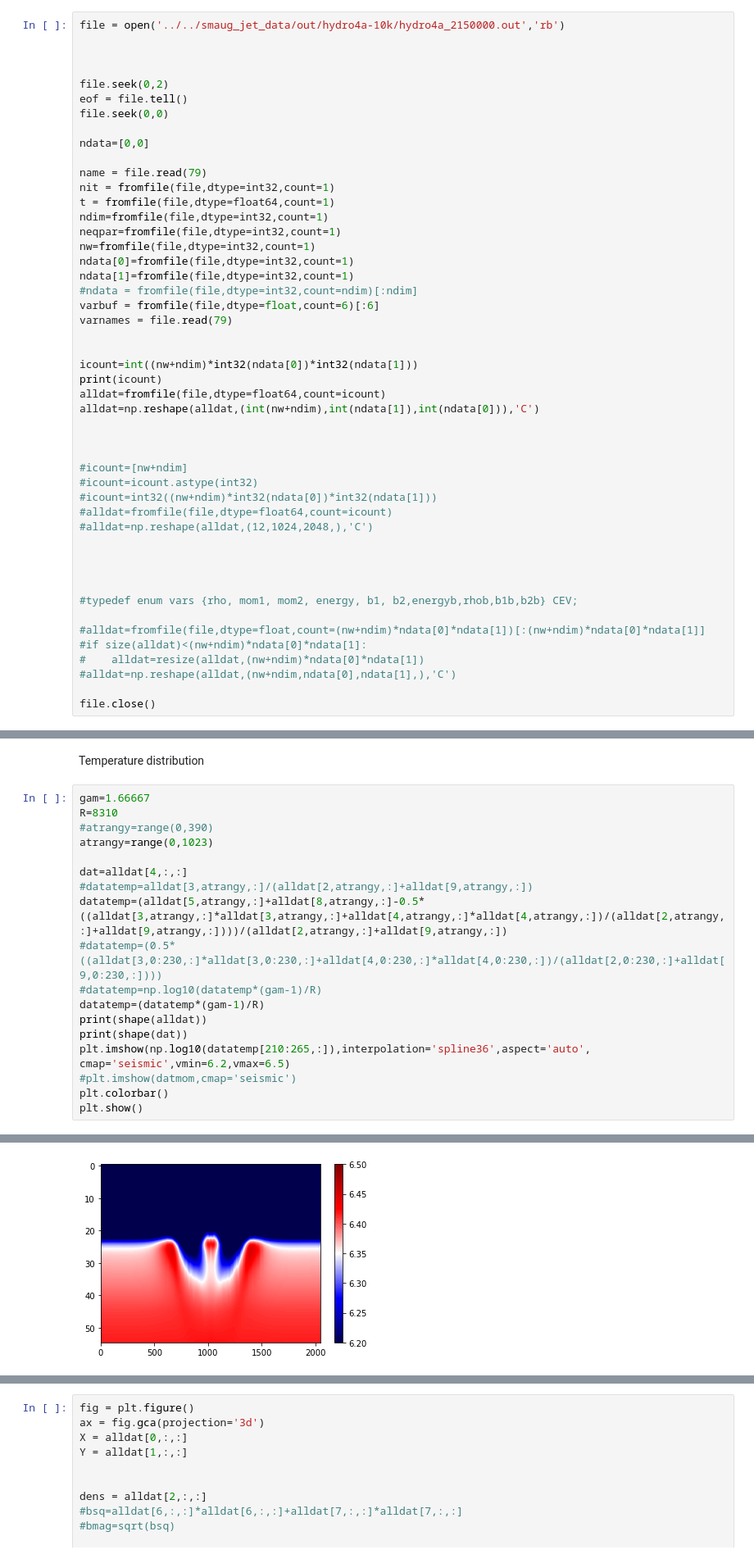
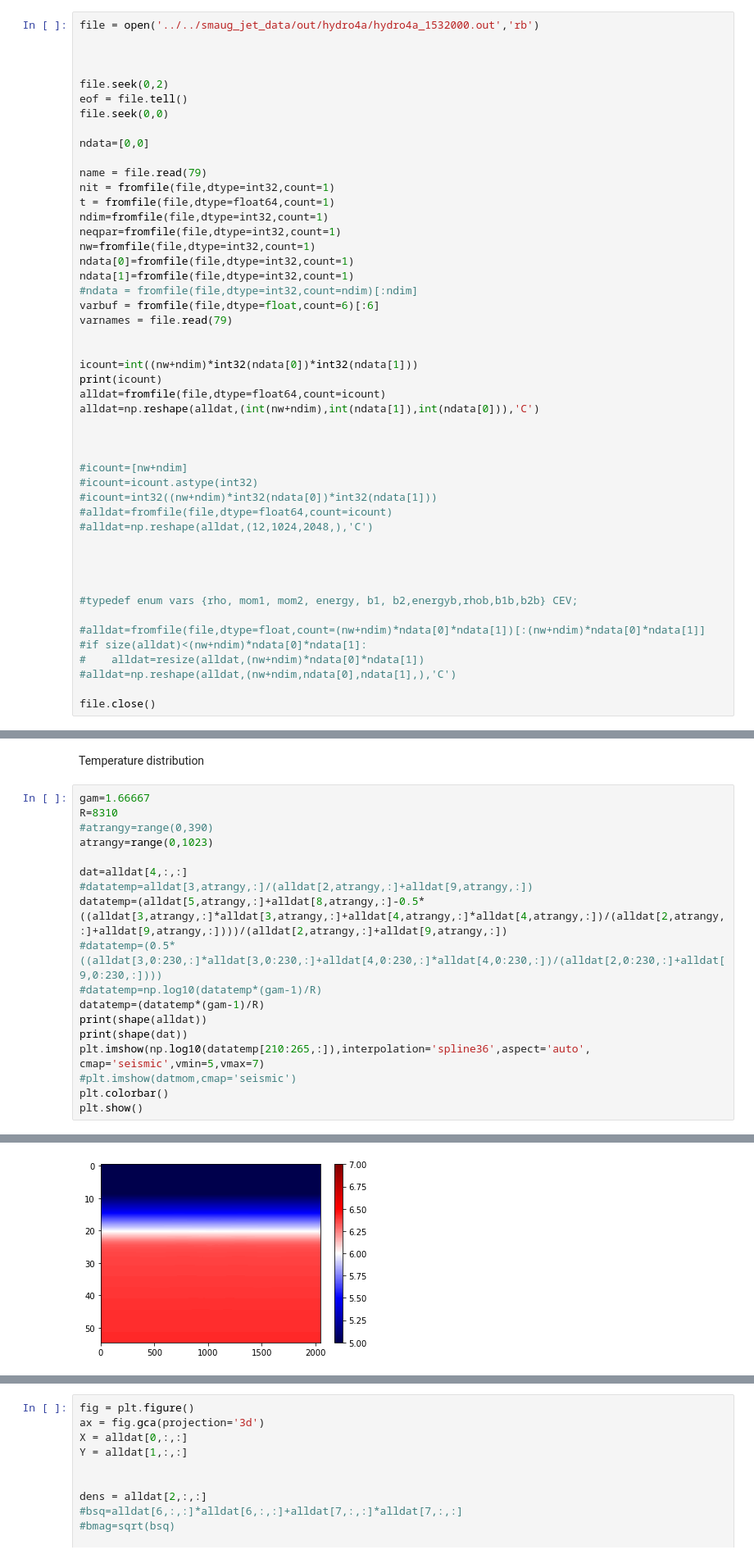
Before and after one commit to mikeg64/smaug_jet, a Jupyter notebook: python/smaug2d_surf_jet_hydro2.ipynb, the cells around one changed output, grey strips where cells are left out. Shown at 82% size. Drawn from its saved outputs; the diff is of its cells as text.

```diff
--- a/python/smaug2d_surf_jet_hydro2.ipynb
+++ b/python/smaug2d_surf_jet_hydro2.ipynb
@@ -12,7 +12,7 @@ import struct
 
 #%matplotlib inline
 # %%
-file = open('../../smaug_jet_data/out/hydro4a-10k/hydro4a_2150000.out','rb')
+file = open('../../smaug_jet_data/out/hydro4a/hydro4a_1532000.out','rb')
 
 
 
@@ -121,25 +121,25 @@ Temperature distribution
 # %%
 gam=1.66667
 R=8310
 #atrangy=range(0,390)
 atrangy=range(0,1023)
 
 dat=alldat[4,:,:]
 #datatemp=alldat[3,atrangy,:]/(alldat[2,atrangy,:]+alldat[9,atrangy,:])
 datatemp=(alldat[5,atrangy,:]+alldat[8,atrangy,:]-0.5*((alldat[3,atrangy,:]*alldat[3,atrangy,:]+alldat[4,atrangy,:]*alldat[4,atrangy,:])/(alldat[2,atrangy,:]+alldat[9,atrangy,:])))/(alldat[2,atrangy,:]+alldat[9,atrangy,:])
 #datatemp=(0.5*((alldat[3,0:230,:]*alldat[3,0:230,:]+alldat[4,0:230,:]*alldat[4,0:230,:])/(alldat[2,0:230,:]+alldat[9,0:230,:])))
 #datatemp=np.log10(datatemp*(gam-1)/R)
 datatemp=(datatemp*(gam-1)/R)
 print(shape(alldat))
 print(shape(dat))
-plt.imshow(np.log10(datatemp[210:265,:]),interpolation='spline36',aspect='auto', cmap='seismic',vmin=6.2,vmax=6.5)
+plt.imshow(np.log10(datatemp[210:265,:]),interpolation='spline36',aspect='auto', cmap='seismic',vmin=5,vmax=7)
 #plt.imshow(datmom,cmap='seismic')
 plt.colorbar()
 plt.show()
 # %% [output]
 (12, 1024, 2048)
 (1024, 2048)
-[figure, old version]
+[figure, new version]
 # %%
 yv = alldat[0,390,:]
 start=230
```
Also changed, not shown: parts of 5 cells of this notebook, 55 other files.
